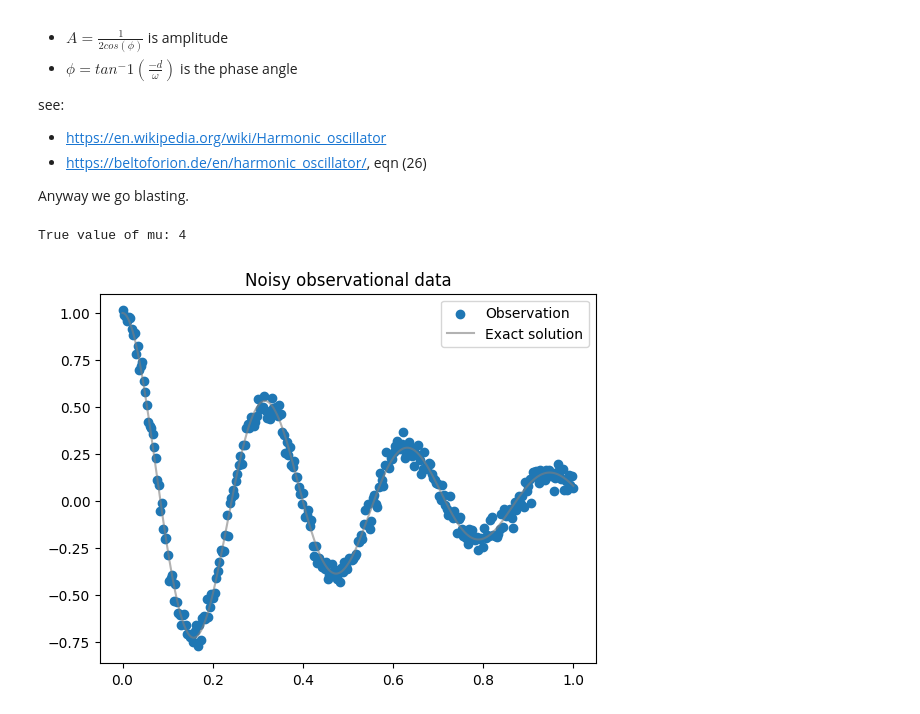
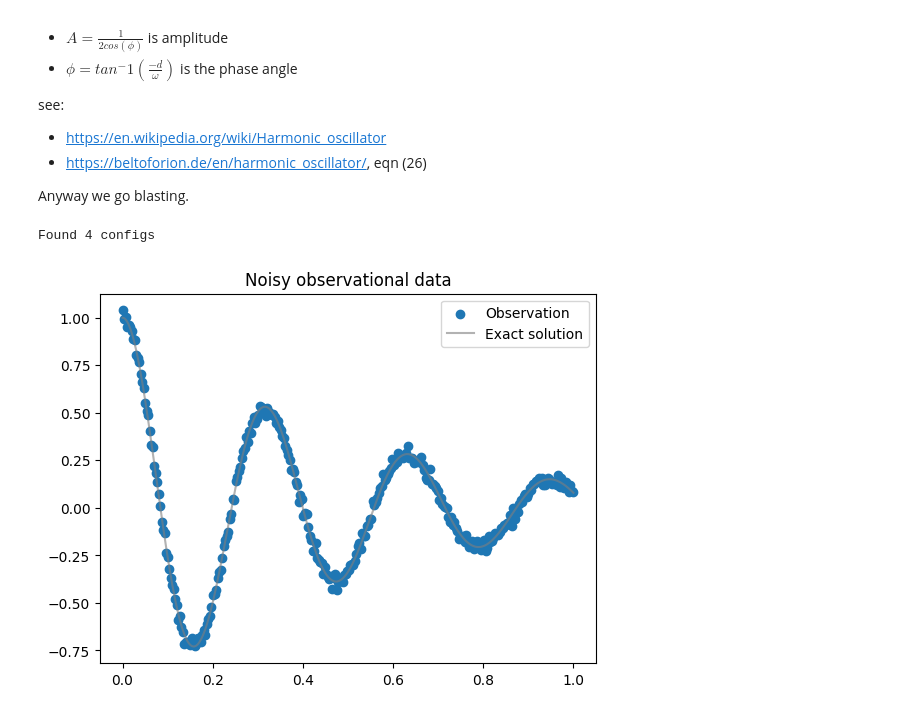
Before and after one commit to NNCT2904/harmonic-oscillator-pinn, a Jupyter notebook: harmonic-oscilator-data.ipynb, the cells around one changed output. Cells and saved outputs as stored; diff of their text form; code cells hidden in the pictures.

```diff
--- a/harmonic-oscilator-data.ipynb
+++ b/harmonic-oscilator-data.ipynb
@@ -60,11 +61,23 @@ see:
 
 Anyway we go blasting.
 # %%
+import pandas as pd
+
 # Some noisy data to simulate observational error
+print(f'Found {len(OSCILLATION_PARAMS)} configs')
 torch.manual_seed(123)
-d, w0 = 2, 20
-print(f"True value of mu: {2*d}")
-t_obs = torch.linspace(0,1,300).view(-1,1)
-x_obs = harmonic_oscillator_solution(d, w0, t_obs) + 0.04*torch.randn_like(t_obs)
+
+for OP in OSCILLATION_PARAMS:
+    d = OP['d']
+    w0 = OP['w0']
+
+    t_obs = torch.linspace(0,1,300).view(-1,1)
+    x_obs = harmonic_oscillator_solution(d, w0, t_obs) + 0.02*torch.randn_like(t_obs)
+
+    df = pd.DataFrame(torch.cat((t_obs, x_obs), 1)).astype('float').sort_values(0)
+    df.columns = ['t', 'observation']
+    df.reindex(np.arange(len(df.index)))
+
+    df.to_csv(f'time-oscillation-d{d}-w0{w0}.csv', index=False)
 # %% [output]
-True value of mu: 4
+Found 4 configs
@@ -80,11 +84,18 @@ df.to_csv('time-oscillation.csv', index=False)
 # %%
+d = 2
+w0 = 20
+
+t_obs = torch.linspace(0,1,300).view(-1,1)
+x_obs = harmonic_oscillator_solution(d, w0, t_obs) + 0.02*torch.randn_like(t_obs)
+
+
 plt.figure()
 plt.title("Noisy observational data")
 plt.scatter(t_obs[:,0], x_obs[:,0], label="Observation")
 t_test = torch.linspace(0,1,500).view(-1,1)
 x_exact = harmonic_oscillator_solution(d, w0, t_test)
 plt.plot(t_test[:,0], x_exact[:,0], label="Exact solution", color="tab:grey", alpha=0.6)
 plt.legend()
 plt.show()
 # %% [output]
-[figure, old version]
+[figure, new version]
```
Also changed, not shown: parts of 3 cells of this notebook, 4 other files.
